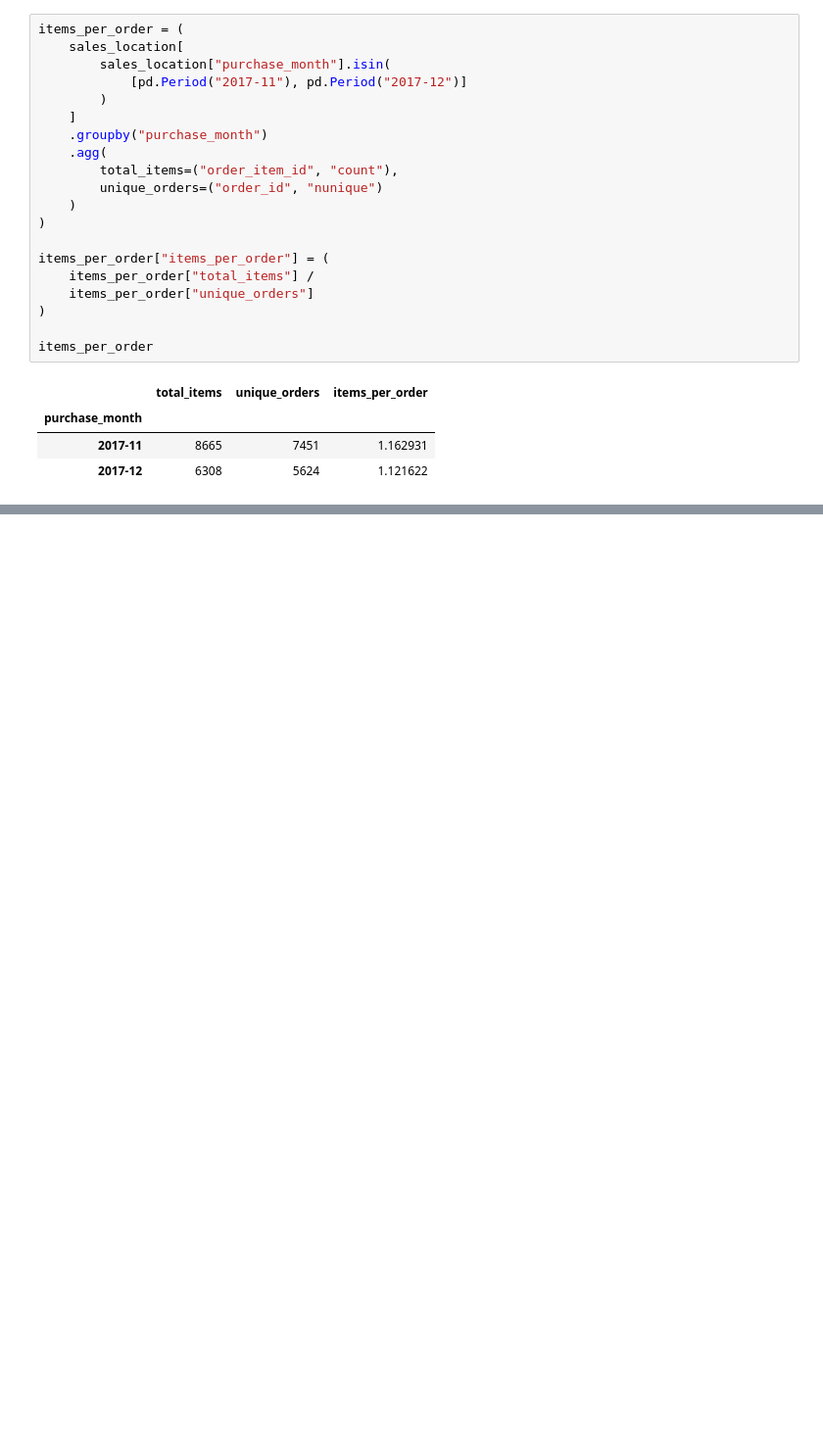
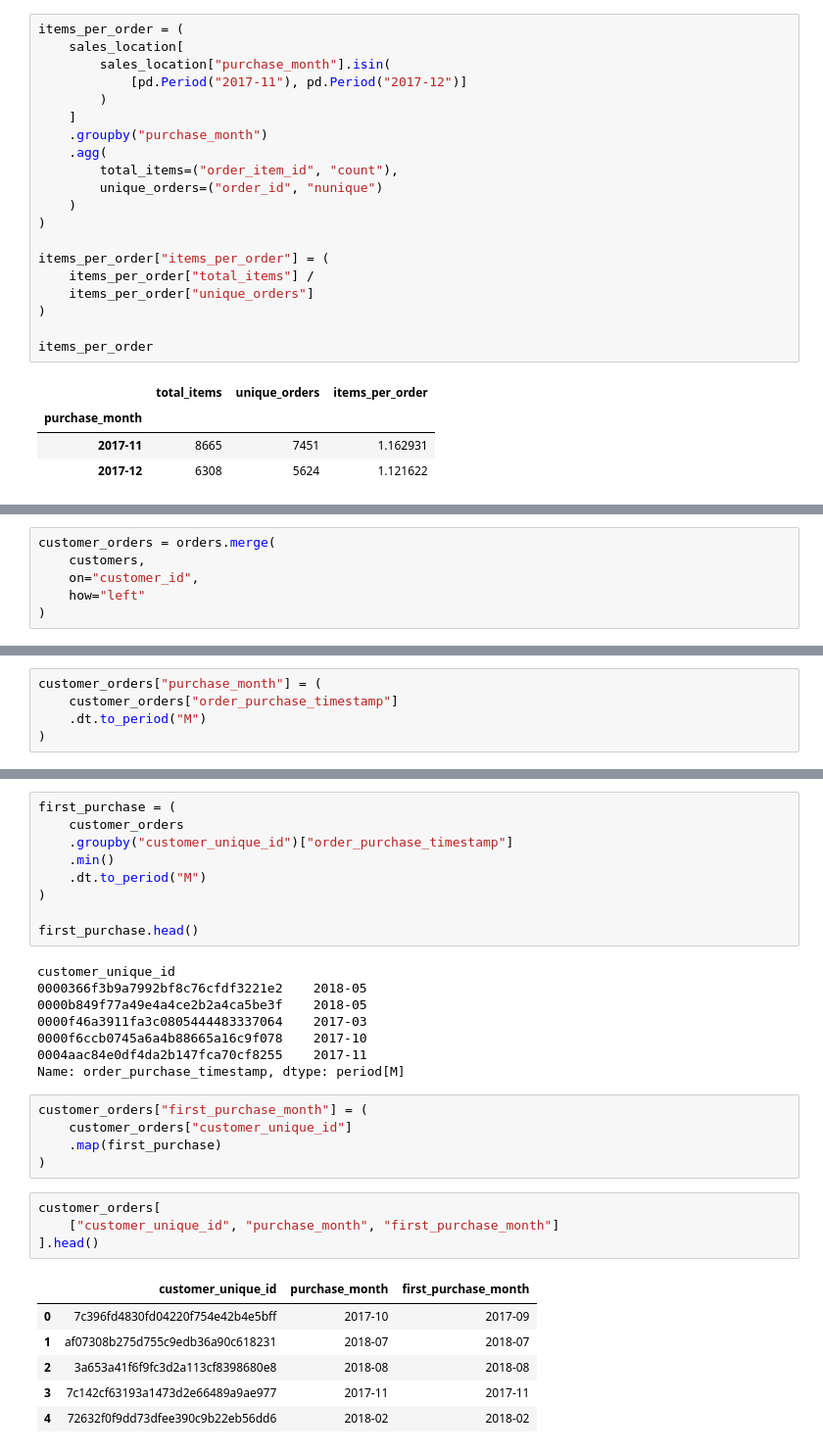
Before and after one commit to anujydv18-oss/AI-Sales-Analyst, a Jupyter notebook: notebooks/01_data_exploration.ipynb, the cells around one changed output, grey strips where cells are left out. Shown at 98% size. Drawn from its saved outputs; the diff is of its cells as text; blank space fills up the shorter version.

```diff
--- a/notebooks/01_data_exploration.ipynb
+++ b/notebooks/01_data_exploration.ipynb
@@ -1210,0 +1220,6 @@ items_per_order
+# %%
+customer_orders = orders.merge(
+    customers,
+    on="customer_id",
+    how="left"
+)
@@ -1210,0 +1235,5 @@ items_per_order
+# %%
+customer_orders["purchase_month"] = (
+    customer_orders["order_purchase_timestamp"]
+    .dt.to_period("M")
+)
@@ -1210,0 +1297,33 @@ items_per_order
+# %%
+first_purchase = (
+    customer_orders
+    .groupby("customer_unique_id")["order_purchase_timestamp"]
+    .min()
+    .dt.to_period("M")
+)
+
+first_purchase.head()
+# %% [output]
+customer_unique_id
+0000366f3b9a7992bf8c76cfdf3221e2    2018-05
+0000b849f77a49e4a4ce2b2a4ca5be3f    2018-05
+0000f46a3911fa3c0805444483337064    2017-03
+0000f6ccb0745a6a4b88665a16c9f078    2017-10
+0004aac84e0df4da2b147fca70cf8255    2017-11
+Name: order_purchase_timestamp, dtype: period[M]
+# %%
+customer_orders["first_purchase_month"] = (
+    customer_orders["customer_unique_id"]
+    .map(first_purchase)
+)
+# %%
+customer_orders[
+    ["customer_unique_id", "purchase_month", "first_purchase_month"]
+].head()
+# %% [output]
+|  | customer_unique_id | purchase_month | first_purchase_month |
+| 0 | 7c396fd4830fd04220f754e42b4e5bff | 2017-10 | 2017-09 |
+| 1 | af07308b275d755c9edb36a90c618231 | 2018-07 | 2018-07 |
+| 2 | 3a653a41f6f9fc3d2a113cf8398680e8 | 2018-08 | 2018-08 |
+| 3 | 7c142cf63193a1473d2e66489a9ae977 | 2017-11 | 2017-11 |
+| 4 | 72632f0f9dd73dfee390c9b22eb56dd6 | 2018-02 | 2018-02 |
```
Also changed, not shown: parts of 8 cells of this notebook.
